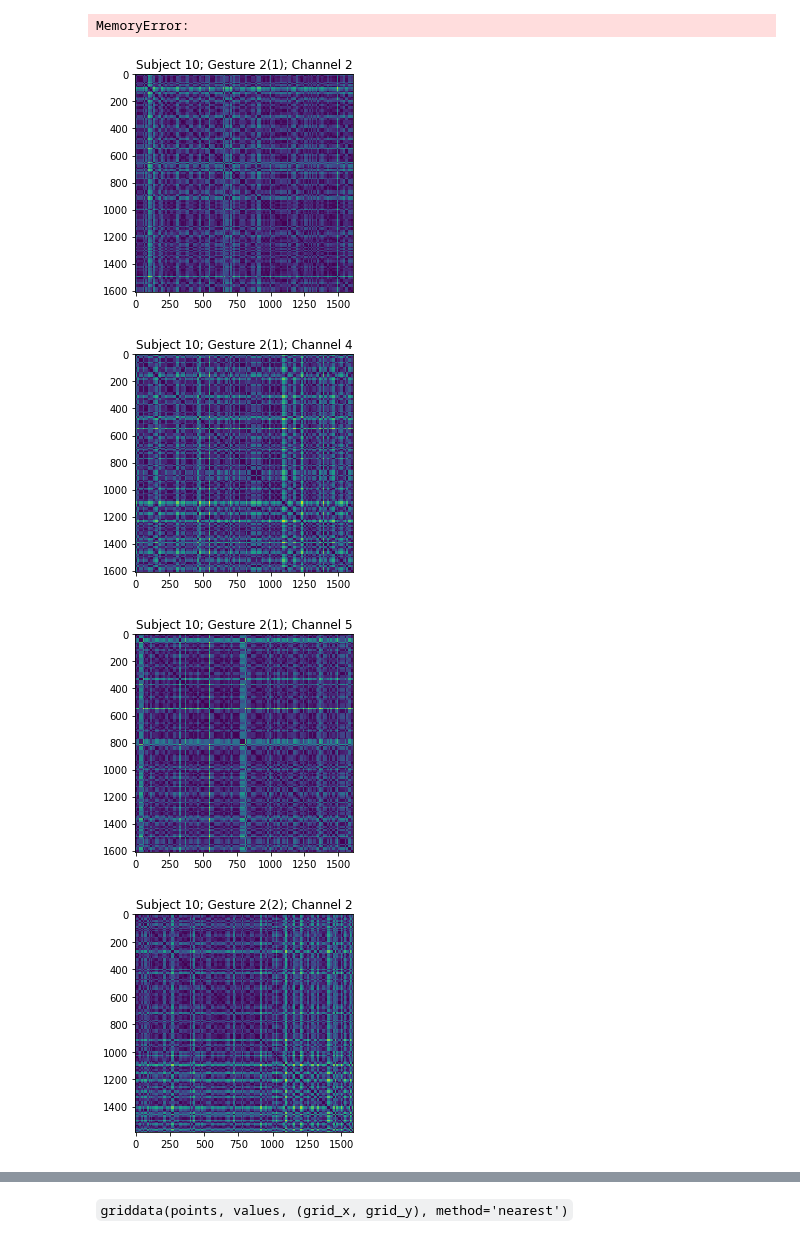
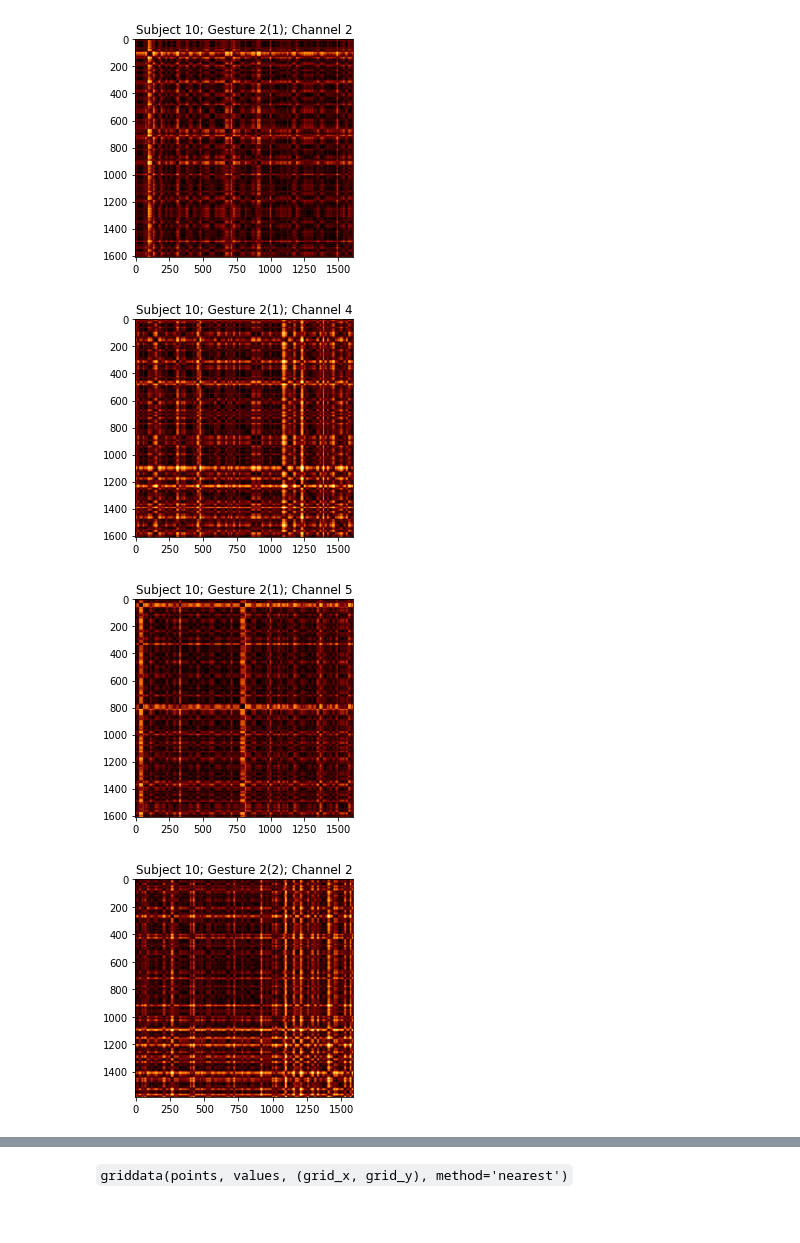
Before and after one commit to samvoisin/TDAforGesturePredictionsEMG, a Jupyter notebook: SNF_dev.ipynb, the cells around one changed output, grey strips where cells are left out. Saved outputs shown, nothing was run; the diff lists cells and outputs as text; code cells hidden in the pictures.

```diff
--- a/SNF_dev.ipynb
+++ b/SNF_dev.ipynb
@@ -61,29 +59,25 @@ xdat = 100000000000000
-# %%
-np.zeros(xdat)
-# %% [output]
-MemoryError:
 # %%
-plt.imshow(D.array[0, :, :])
+plt.imshow(D.array[0, :, :], interpolation = 'gaussian', cmap = 'afmhot')
 plt.title("Subject 10; Gesture 2(1); Channel 2")
 plt.savefig("./figures/pres_figs/ssm_s10_g21_c2")
 # %% [output]
-[figure, old version]
+[figure, new version]
 # %%
-plt.imshow(D.array[1, :, :])
+plt.imshow(D.array[1, :, :], interpolation = 'gaussian', cmap = 'afmhot')
 plt.title("Subject 10; Gesture 2(1); Channel 4")
 plt.savefig("./figures/pres_figs/ssm_s10_g21_c4")
 # %% [output]
-[figure, old version]
+[figure, new version]
 # %%
-plt.imshow(D.array[2, :, :])
+plt.imshow(D.array[2, :, :], interpolation = 'gaussian', cmap = 'afmhot')
 plt.title("Subject 10; Gesture 2(1); Channel 5")
 plt.savefig("./figures/pres_figs/ssm_s10_g21_c5")
 # %% [output]
-[figure, old version]
+[figure, new version]
 # %%
-plt.imshow(E.array[0, :, :])
+plt.imshow(E.array[0, :, :], interpolation = 'gaussian', cmap = 'afmhot')
 plt.title("Subject 10; Gesture 2(2); Channel 2")
 plt.savefig("./figures/pres_figs/ssm_s10_g22_c2")
 # %% [output]
-[figure, old version]
+[figure, new version]
 # %%
```
Also changed, not shown: parts of 6 cells of this notebook, 9 other files.
